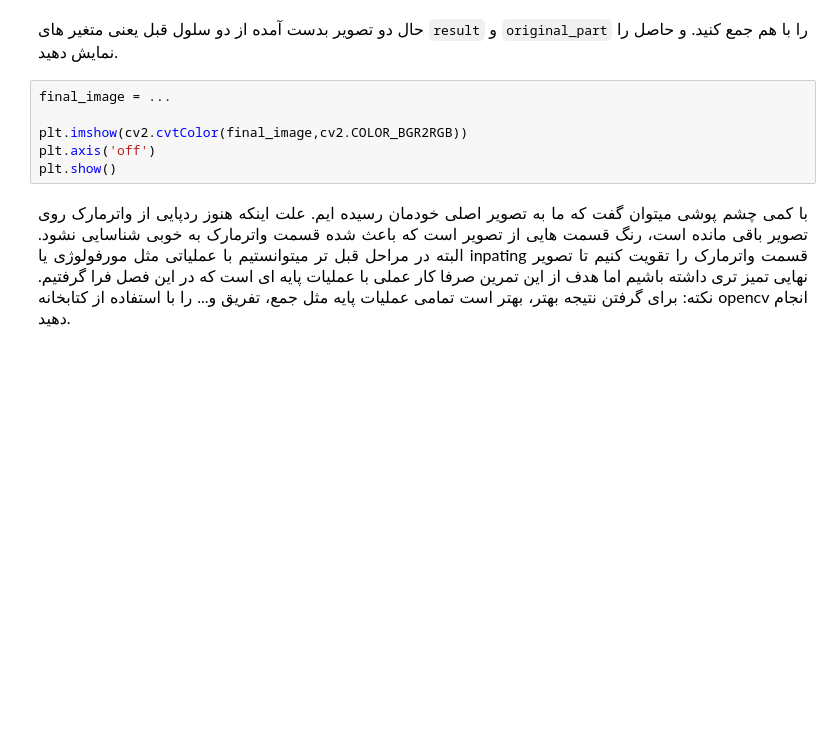
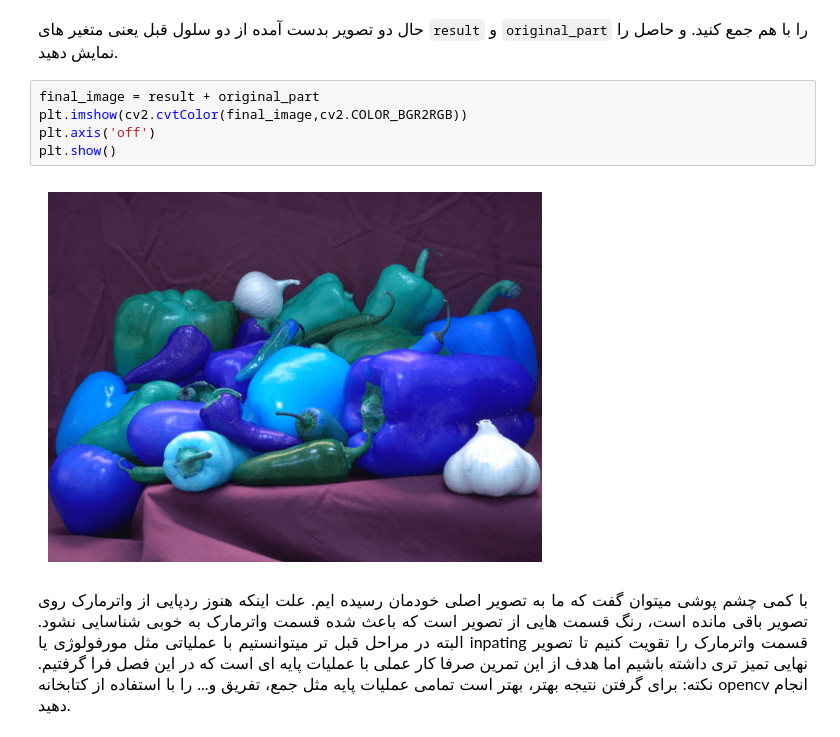
Before and after one commit to mahajialirezaei/Watermark---opencv, a Jupyter notebook: Code/NoteBook.ipynb, the cells around one changed output. Cells and saved outputs as stored; diff of their text form; blank space fills up the shorter version.

```diff
--- a/Code/NoteBook.ipynb
+++ b/Code/NoteBook.ipynb
@@ -191,11 +191,12 @@ plt.show()
 </font>
 </p>
 # %%
-final_image = ...
-
+final_image = result + original_part
 plt.imshow(cv2.cvtColor(final_image,cv2.COLOR_BGR2RGB))
 plt.axis('off')
 plt.show()
+# %% [output]
+[figure, added]
 # %% [markdown]
 
 <p dir=rtl style="direction: rtl;text-align: justify;line-height:200%;font-family:vazir;font-size:medium">
```
Also changed, not shown: parts of 1 cell of this notebook.
